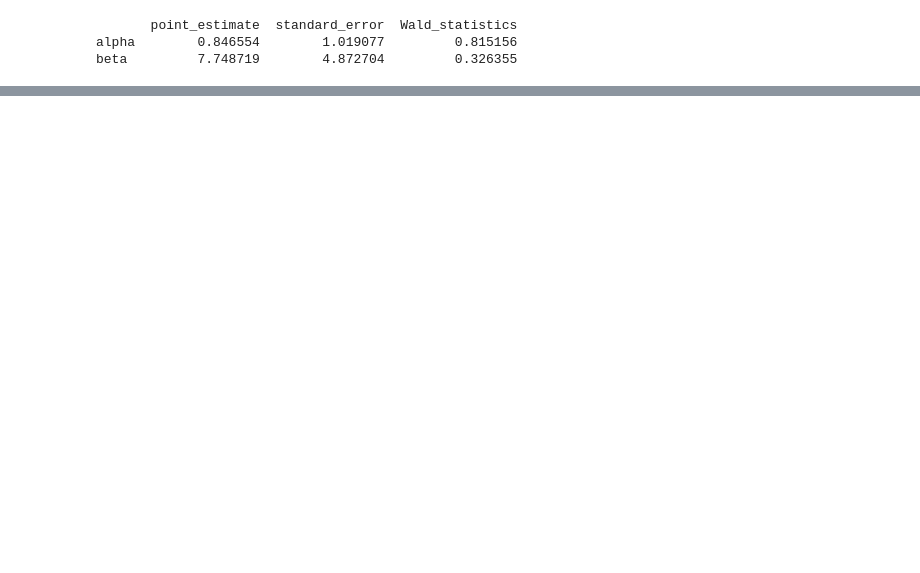
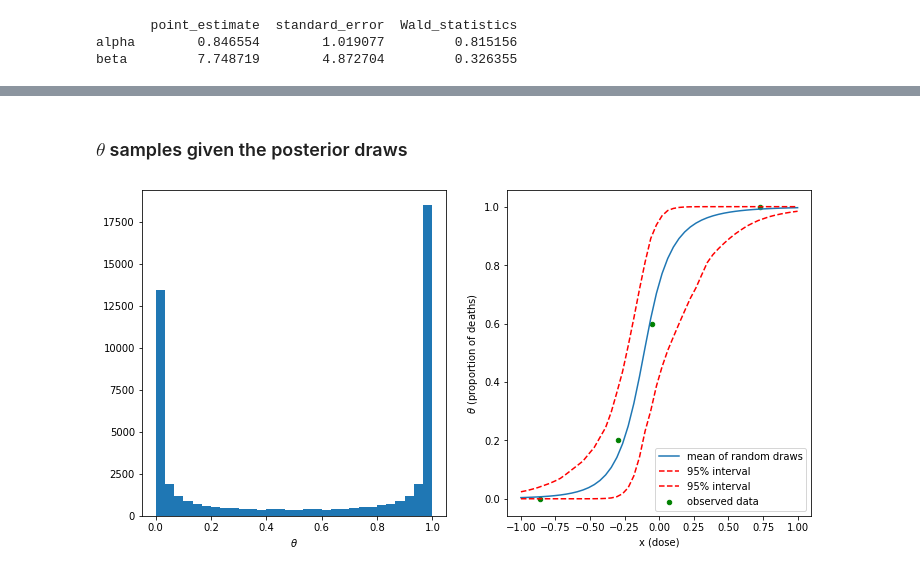
Before and after one commit to xiaomuliu/Bayesian_Data_Analysis, a Jupyter notebook: ch3/Analysis_of_a_bioassay_experiment.ipynb, the cells around one changed output, grey strips where cells are left out. Drawn from its saved outputs; the diff is of its cells as text; code cells hidden in the pictures; blank space fills up the shorter version.

```diff
--- a/ch3/Analysis_of_a_bioassay_experiment.ipynb
+++ b/ch3/Analysis_of_a_bioassay_experiment.ipynb
@@ -62,0 +103,19 @@ p = np.prod(ilogit_abx**y * (1 - ilogit_abx)**(n - y), axis=2)
+# %% [markdown]
+### $\theta$ samples given the posterior draws
+# %%
+xt = np.linspace(-1, 1)
+sample_theta = expit(sample_a[:, np.newaxis] + np.outer(sample_b, xt)) # the inverse of logit function, a.k.a, sigmoid function
+
+fig, (ax1, ax2) = plt.subplots(1, 2, figsize=(12, 6))
+ax1.hist(np.ravel(sample_theta), bins=30)
+ax1.set_xlabel(r'$\theta$');
+
+# plot mean and [5% 95%] interval
+ax2.plot(xt, np.mean(sample_theta, axis=0).T, label='mean of random draws')
+ax2.plot(xt, np.percentile(sample_theta, [5, 95], axis=0).T, color ='red', linestyle='--', label='95% interval')
+ax2.scatter(x, y/n, 20, color='green', label='observed data')
+ax2.legend()
+ax2.set_xlabel('x (dose)')
+ax2.set_ylabel(r'$\theta$ (proportion of deaths)');
+# %% [output]
+[figure, added]
```
Also changed, not shown: parts of 8 cells of this notebook.
